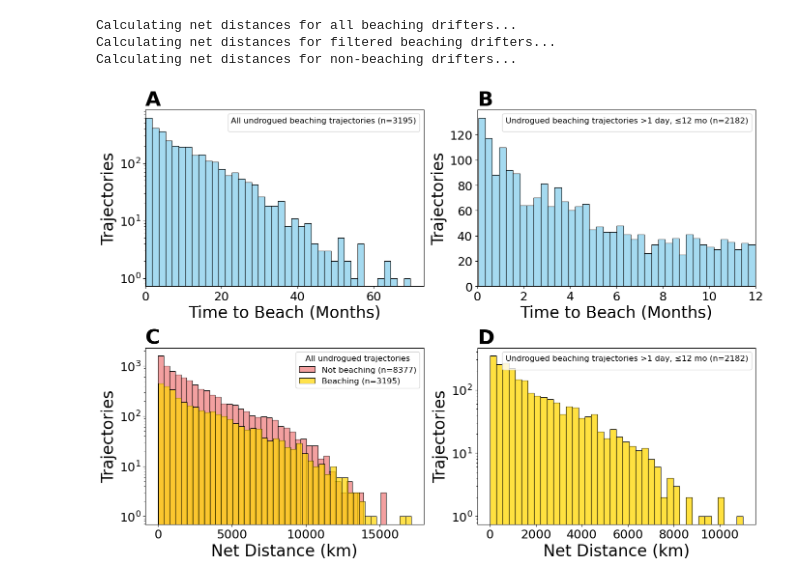
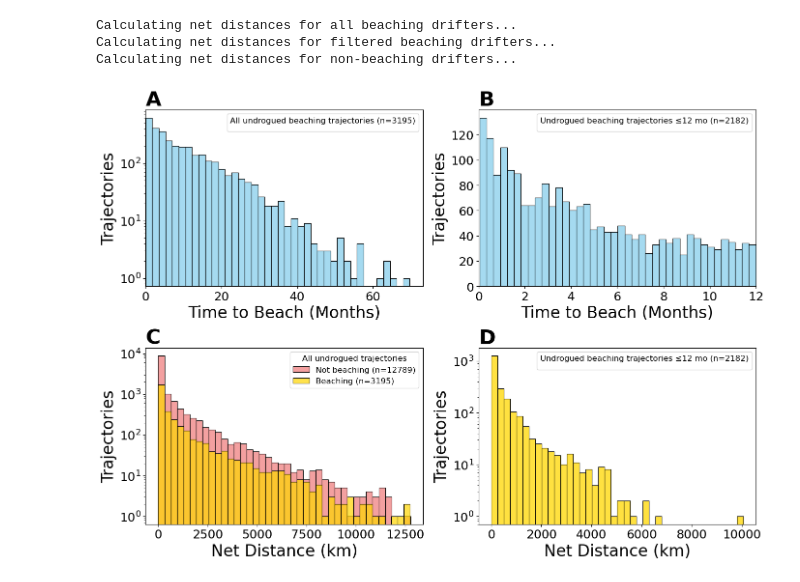
Before and after one commit to GHOpenonic/Global-ocean-beaching-pathways-of-surface-drifters, a Jupyter notebook: data_stats_histograms.ipynb, the cells around one changed output. Drawn from its saved outputs; the diff is of its cells as text; code cells hidden in the pictures.

Commit message:
fix undrogued unbeach

```diff
--- a/data_stats_histograms.ipynb
+++ b/data_stats_histograms.ipynb
@@ -26,8 +26,8 @@ plt.rcParams.update({
     'figure.titlesize': 28})
 # %%
 # load drifter data
-beach_undrogued = pd.read_csv('undrogued_beach.csv')
-unbeach_undrogued = pd.read_csv('undrogued_unbeach.csv')
+beach_undrogued = pd.read_csv('undrogued_beach_new.csv')
+unbeach_undrogued = pd.read_csv('undrogued_unbeach_new.csv')
 # %%
 len(beach_undrogued.drop_duplicates(subset='id',keep='first')) + len(unbeach_undrogued.drop_duplicates(subset='id',keep='first'))
 # %% [output]
@@ -170,37 +146,37 @@ axes[0, 0].set_title("A", loc='left', fontweight='bold')
 axes[0, 0].set_xlim(0)
 axes[0, 0].set_yscale('log')
 axes[0, 0].legend(loc='upper right', title=f'All undrogued beaching trajectories (n={len(ttb_all)})')
 
 # Upper right
 sns.histplot(ttb_filtered, bins=40, color="skyblue", ax=axes[0, 1])
 axes[0, 1].set_xlabel("Time to Beach (Months)")
 axes[0, 1].set_ylabel("Trajectories")
 axes[0, 1].set_title("B", loc='left', fontweight='bold')
 axes[0, 1].set_xlim(0, 12)
-axes[0, 1].legend(loc='upper right', title=f'Undrogued beaching trajectories >1 day, ≤12 mo (n={len(ttb_filtered)})')
+axes[0, 1].legend(loc='upper right', title=f'Undrogued beaching trajectories ≤12 mo (n={len(ttb_filtered)})')
 
 # Lower left
 sns.histplot(net_unbeach['net_distance'], bins=40, color="lightcoral", ax=axes[1, 0], label=f'Not beaching (n={len(all_unbeach_ids)})')
-sns.histplot(net_beach_all['net_distance'], bins=44, color="gold", ax=axes[1, 0], alpha=0.7, label=f'Beaching (n={len(max_ttb)})')
+sns.histplot(net_beach_all['net_distance'], bins=40, color="gold", ax=axes[1, 0], alpha=0.7, label=f'Beaching (n={len(max_ttb)})')
 axes[1, 0].set_xlabel("Net Distance (km)")
 axes[1, 0].set_ylabel("Trajectories")
 axes[1, 0].set_title("C", loc='left', fontweight='bold')
 axes[1, 0].legend(loc='upper right', title='All undrogued trajectories')
 axes[1, 0].set_yscale('log')
 
 # Lower right
 sns.histplot(net_beach_filtered['net_distance'], bins=40, color="gold", ax=axes[1, 1])
 axes[1, 1].set_xlabel("Net Distance (km)")
 axes[1, 1].set_ylabel("Trajectories")
 axes[1, 1].set_title("D", loc='left', fontweight='bold')
-axes[1, 1].legend(loc='upper right', title=f'Undrogued beaching trajectories >1 day, ≤12 mo (n={len(net_beach_filtered)})')
+axes[1, 1].legend(loc='upper right', title=f'Undrogued beaching trajectories ≤12 mo (n={len(net_beach_filtered)})')
 axes[1, 1].set_yscale('log')
 
 plt.tight_layout()
 plt.savefig('figs/histograms.png', dpi=300)
 plt.show()
 # %% [output]
-[figure, old version]
+[figure, new version]
 # %%
 print(f"\nTime to Beach (all):      Median={ttb_all.median():.1f} mo, Mean={ttb_all.mean():.1f} mo")
 print(f"Time to Beach (filtered): Median={ttb_filtered.median():.1f} mo, Mean={ttb_filtered.mean():.1f} mo")
```
Also changed, not shown: parts of 4 cells of this notebook.
